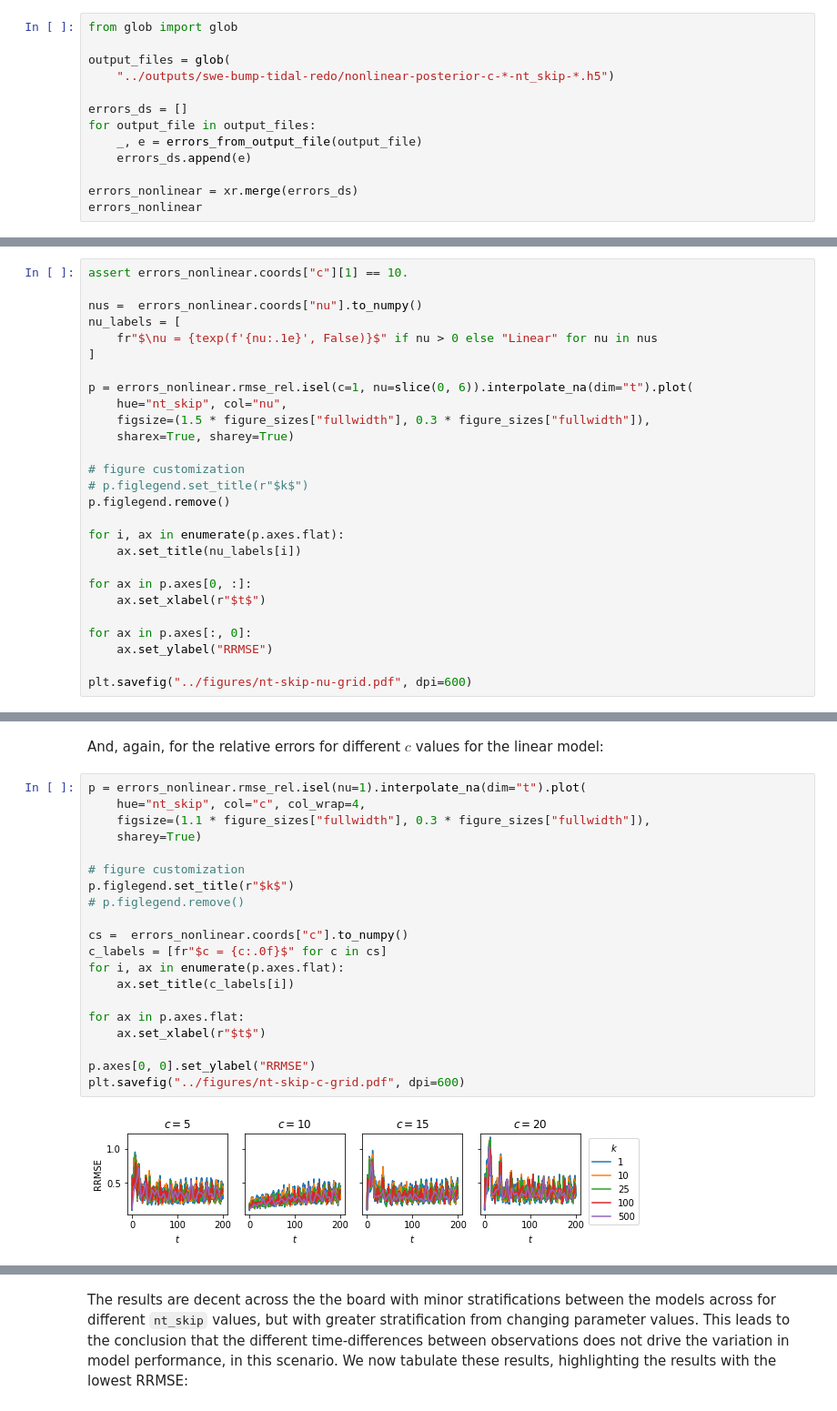
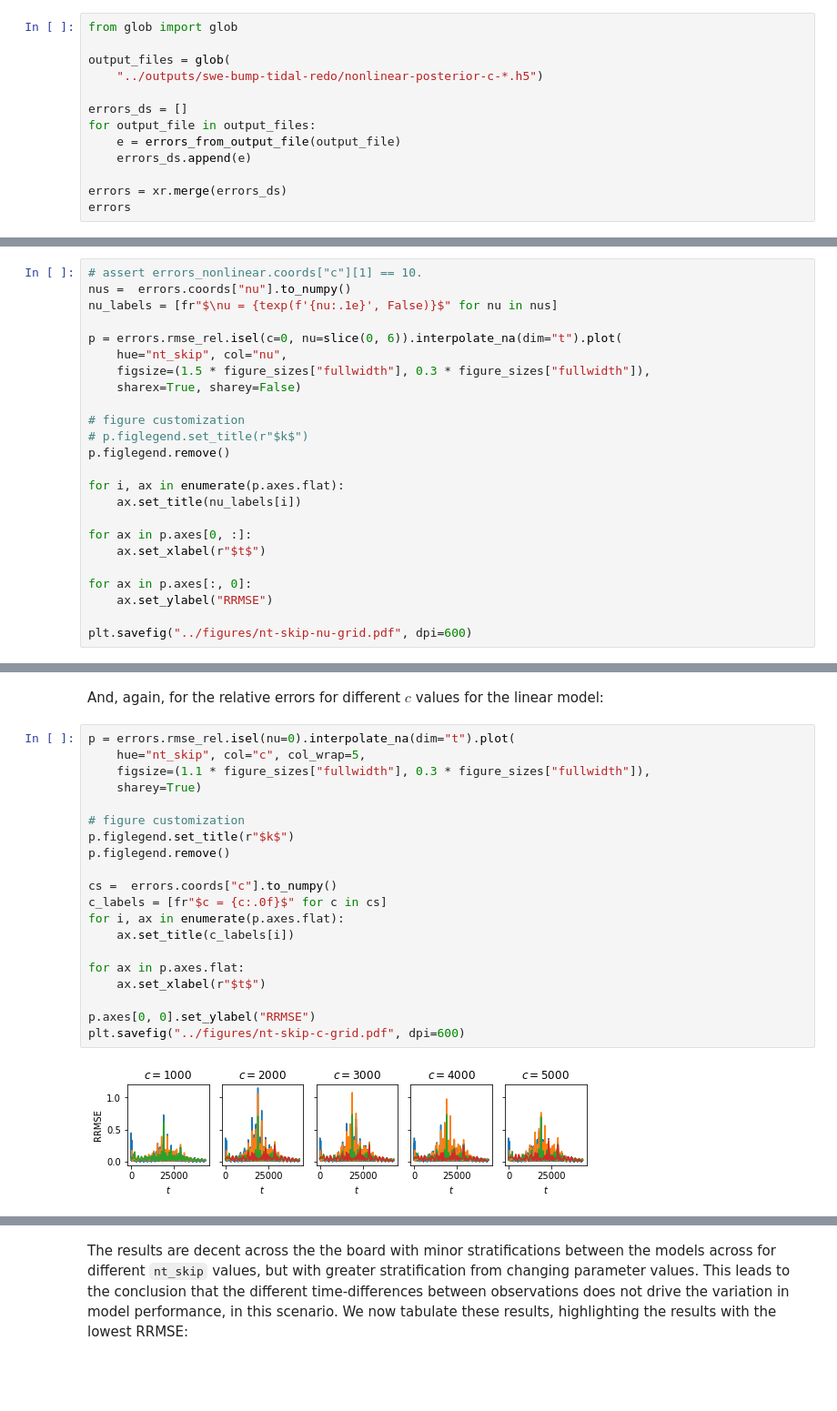
Before and after one commit to connor-duffin/sswe, a Jupyter notebook: notebooks/misspecification-analysis.ipynb, the cells around one changed output, grey strips where cells are left out. Shown at 91% size. Cells and saved outputs as stored; diff of their text form; blank space fills up the shorter version.

```diff
--- a/notebooks/misspecification-analysis.ipynb
+++ b/notebooks/misspecification-analysis.ipynb
@@ -77,13 +80,13 @@ First we load in the posterior model outputs and see what they look like:
 from glob import glob
 
 output_files = glob(
-    "../outputs/swe-bump-tidal-redo/nonlinear-posterior-c-*-nt_skip-*.h5")
+    "../outputs/swe-bump-tidal-redo/nonlinear-posterior-c-*.h5")
 
 errors_ds = []
 for output_file in output_files:
-    _, e = errors_from_output_file(output_file)
+    e = errors_from_output_file(output_file)
     errors_ds.append(e)
 
-errors_nonlinear = xr.merge(errors_ds)
-errors_nonlinear
+errors = xr.merge(errors_ds)
+errors
 # %% [output]
@@ -117,17 +128,14 @@ Data variables:
 
 First we plot the results across the different observation intervals to see how things stack up across time. We first look at the relative errors across time, for different values of `nt_skip`, for the true value of $c$:
 # %%
-assert errors_nonlinear.coords["c"][1] == 10.
+# assert errors_nonlinear.coords["c"][1] == 10.
+nus =  errors.coords["nu"].to_numpy()
+nu_labels = [fr"$\nu = {texp(f'{nu:.1e}', False)}$" for nu in nus]
 
-nus =  errors_nonlinear.coords["nu"].to_numpy()
-nu_labels = [
-    fr"$\nu = {texp(f'{nu:.1e}', False)}$" if nu > 0 else "Linear" for nu in nus
-]
-
-p = errors_nonlinear.rmse_rel.isel(c=1, nu=slice(0, 6)).interpolate_na(dim="t").plot(
+p = errors.rmse_rel.isel(c=0, nu=slice(0, 6)).interpolate_na(dim="t").plot(
     hue="nt_skip", col="nu",
     figsize=(1.5 * figure_sizes["fullwidth"], 0.3 * figure_sizes["fullwidth"]),
-    sharex=True, sharey=True)
+    sharex=True, sharey=False)
 
 # figure customization
 # p.figlegend.set_title(r"$k$")
@@ -148,25 +156,25 @@ plt.savefig("../figures/nt-skip-nu-grid.pdf", dpi=600)
 # %% [markdown]
 And, again, for the relative errors for different $c$ values for the linear model:
 # %%
-p = errors_nonlinear.rmse_rel.isel(nu=1).interpolate_na(dim="t").plot(
-    hue="nt_skip", col="c", col_wrap=4,
+p = errors.rmse_rel.isel(nu=0).interpolate_na(dim="t").plot(
+    hue="nt_skip", col="c", col_wrap=5,
     figsize=(1.1 * figure_sizes["fullwidth"], 0.3 * figure_sizes["fullwidth"]),
     sharey=True)
 
 # figure customization
 p.figlegend.set_title(r"$k$")
-# p.figlegend.remove()
+p.figlegend.remove()
 
-cs =  errors_nonlinear.coords["c"].to_numpy()
+cs =  errors.coords["c"].to_numpy()
 c_labels = [fr"$c = {c:.0f}$" for c in cs]
 for i, ax in enumerate(p.axes.flat):
     ax.set_title(c_labels[i])
 
 for ax in p.axes.flat:
     ax.set_xlabel(r"$t$")
 
 p.axes[0, 0].set_ylabel("RRMSE")
 plt.savefig("../figures/nt-skip-c-grid.pdf", dpi=600)
 # %% [output]
-[figure, old version]
+[figure, new version]
 # %%
```
Also changed, not shown: parts of 26 cells of this notebook, 4 other files.
